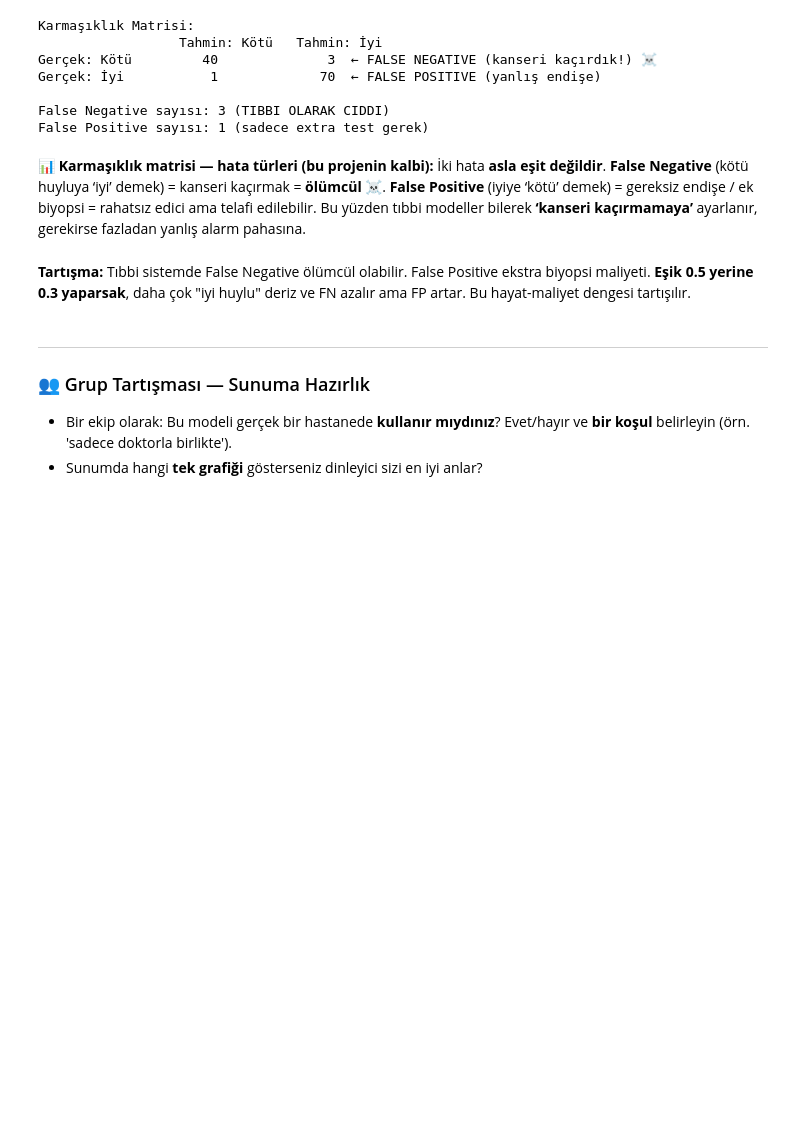
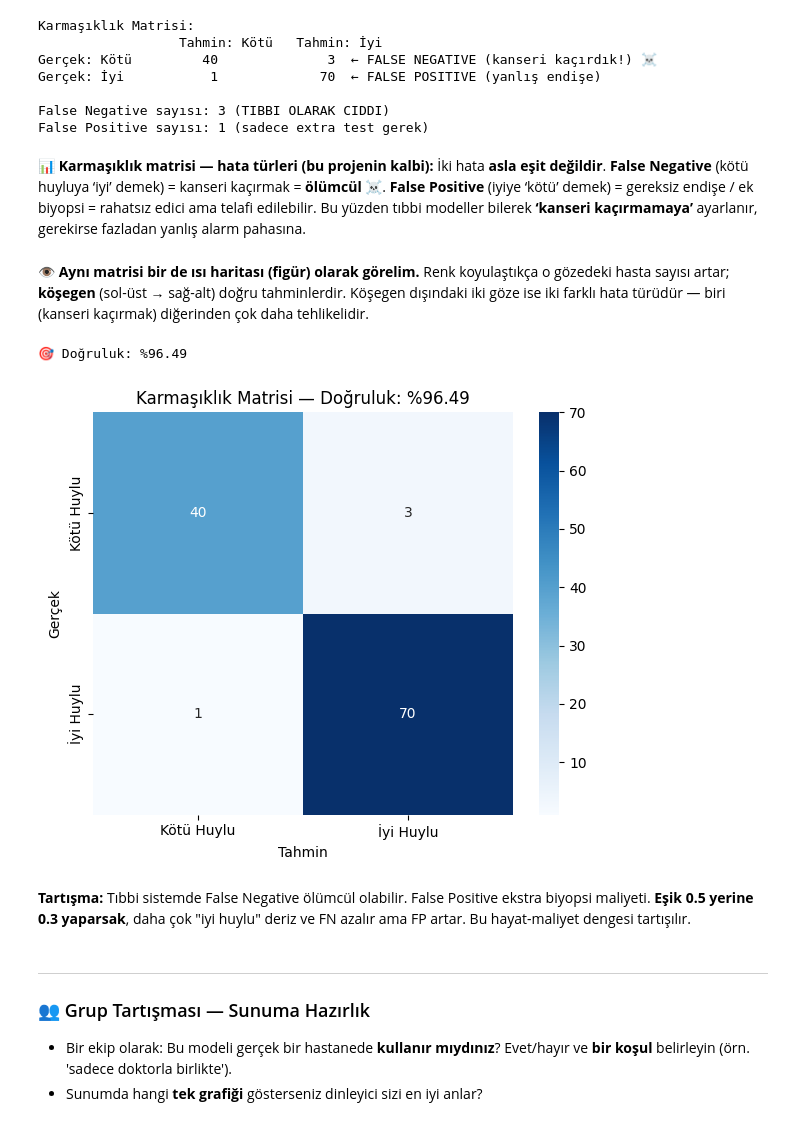
Before and after one commit to GulayBenguUlukaya/STEM_yaz_kampi_2026, a Jupyter notebook: rendered/mini_proje2_saglik.ipynb, the cells around one changed output. Drawn from its saved outputs; the diff is of its cells as text; code cells hidden in the pictures; blank space fills up the shorter version.

```diff
--- a/rendered/mini_proje2_saglik.ipynb
+++ b/rendered/mini_proje2_saglik.ipynb
@@ -308,6 +308,15 @@ False Negative sayısı: 3 (TIBBI OLARAK CIDDI)
 False Positive sayısı: 1 (sadece extra test gerek)
 # %% [markdown]
 📊 **Karmaşıklık matrisi — hata türleri (bu projenin kalbi):** İki hata **asla eşit değildir**. **False Negative** (kötü huyluya ‘iyi’ demek) = kanseri kaçırmak = **ölümcül** ☠️. **False Positive** (iyiye ‘kötü’ demek) = gereksiz endişe / ek biyopsi = rahatsız edici ama telafi edilebilir. Bu yüzden tıbbi modeller bilerek **‘kanseri kaçırmamaya’** ayarlanır, gerekirse fazladan yanlış alarm pahasına.
+# %% [markdown]
+👁️ **Aynı matrisi bir de ısı haritası (figür) olarak görelim.** Renk koyulaştıkça o gözedeki hasta sayısı artar; **köşegen** (sol-üst → sağ-alt) doğru tahminlerdir. Köşegen dışındaki iki göze ise iki farklı hata türüdür — biri (kanseri kaçırmak) diğerinden çok daha tehlikelidir.
+# %%
+# Karmaşıklık matrisini görsel (ısı haritası) olarak çiz:
+_ = model_degerlendir(orman, X_test, y_test,
+                      sinif_adlari=['Kötü Huylu', 'İyi Huylu'])
+# %% [output]
+🎯 Doğruluk: %96.49
+[figure, added]
 # %% [markdown]
 **Tartışma:** Tıbbi sistemde False Negative ölümcül olabilir. False Positive ekstra biyopsi maliyeti. **Eşik 0.5 yerine 0.3 yaparsak**, daha çok "iyi huylu" deriz ve FN azalır ama FP artar. Bu hayat-maliyet dengesi tartışılır.
 # %% [markdown]
```
Also changed, not shown: 1 other file.
